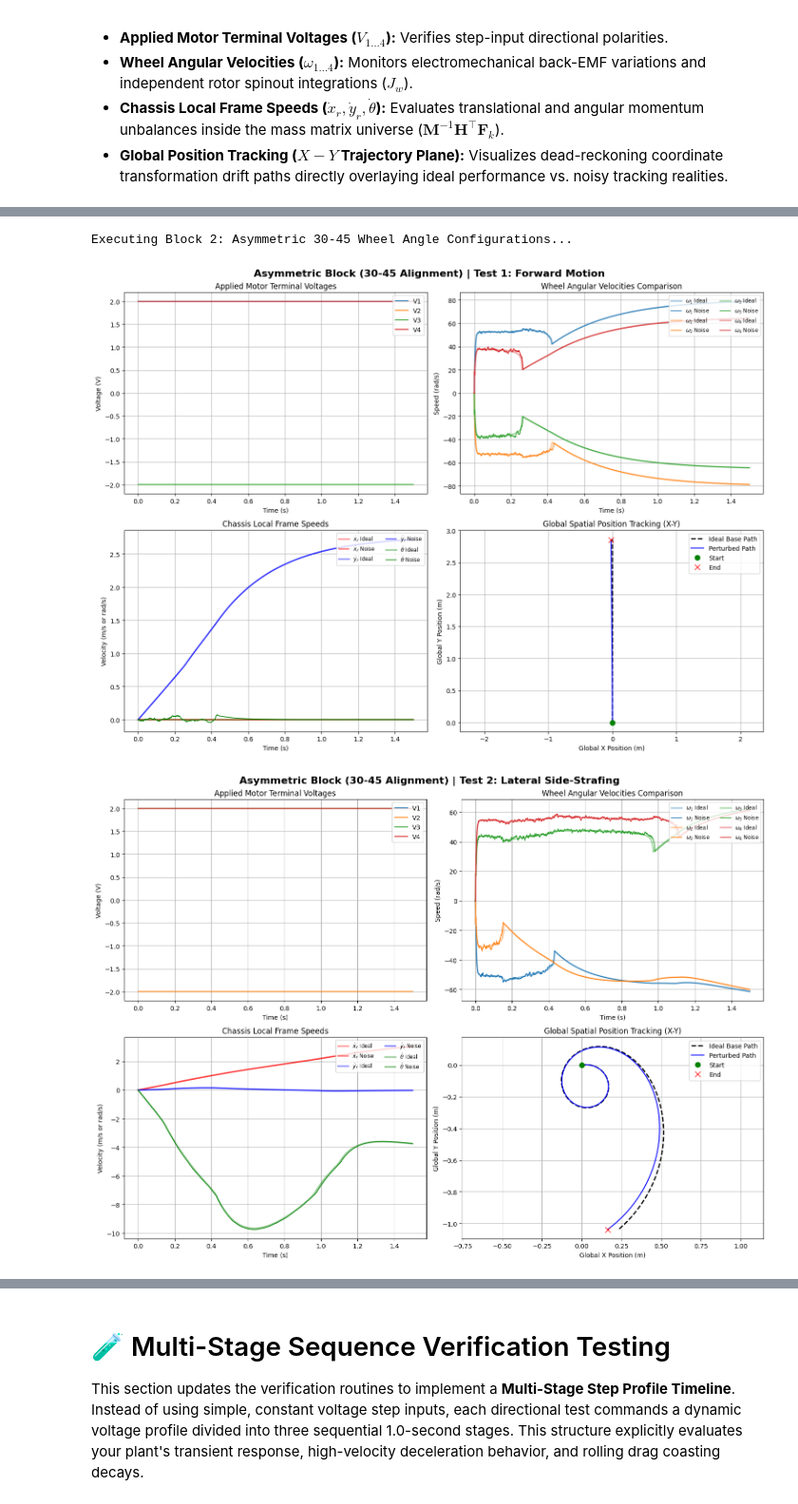
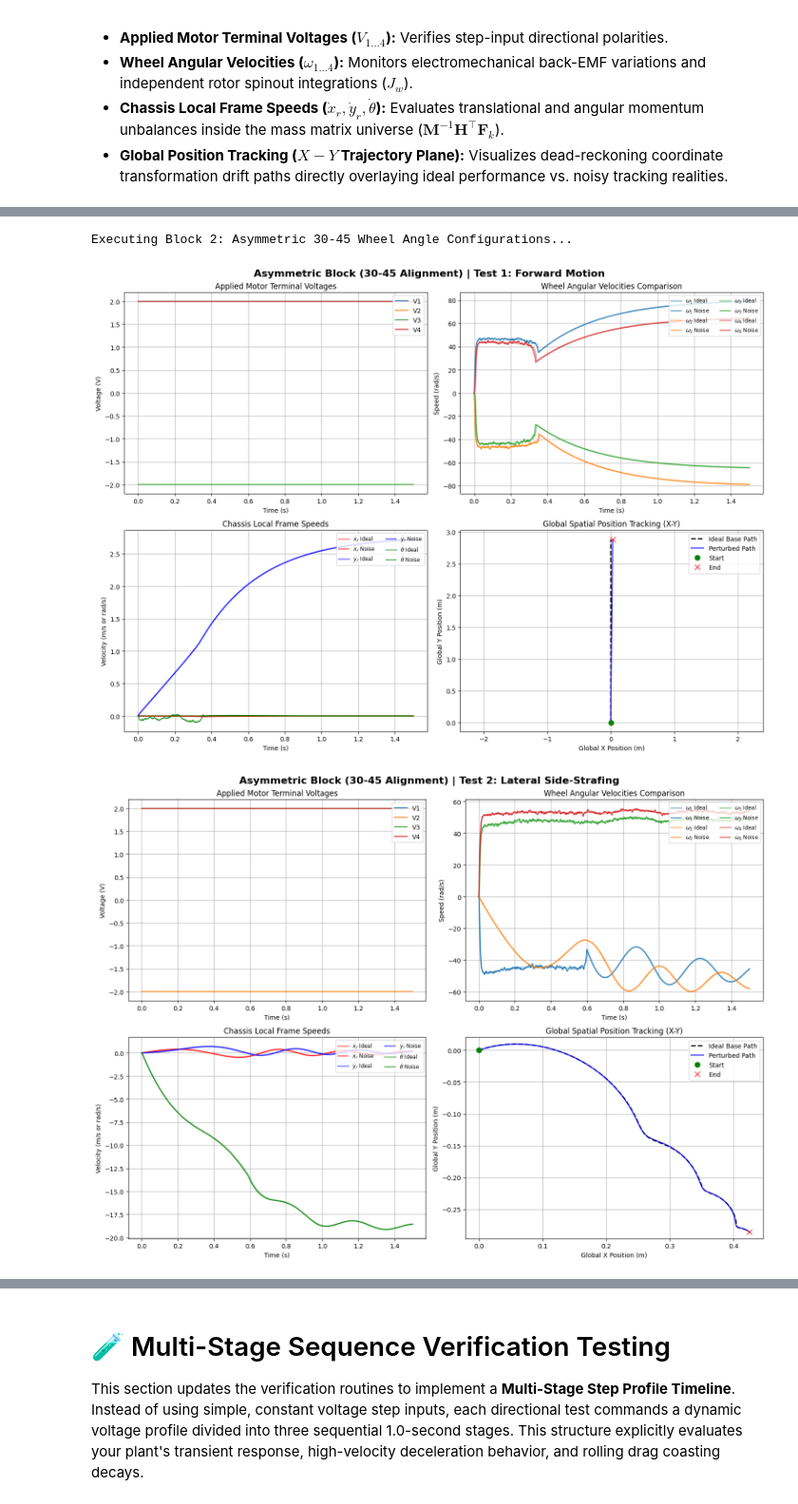
Before and after one commit to HenryR-B/elec_571_MPC_project, a Jupyter notebook: RobotSimulationOpenLoopModel_HenryConstants.ipynb, the cells around one changed output, grey strips where cells are left out. Shown at 95% size. Saved outputs shown, nothing was run; the diff lists cells and outputs as text; code cells hidden in the pictures.

Commit message:
changes to the base model file

```diff
--- a/RobotSimulationOpenLoopModel_HenryConstants.ipynb
+++ b/RobotSimulationOpenLoopModel_HenryConstants.ipynb
@@ -756,6 +803,30 @@ Running the cell executes the plant compilation and prints a comprehensive **Phy
 
 import numpy as np
 import robot_constants as rc   # Henry's robot constants
+
+# Mechanical design. The model measures the chassis motion about the centre of mass (CoG), which sits cog_y
+# forward of the base centre: H's yaw levers and the load split are taken from the CoG, and the mass matrix is
+# diagonal, so Jzz is the yaw inertia ABOUT THE CoG (no parallel-axis term; that term is only needed when the
+# motion is measured about another point, together with the coupled mass matrix).
+#   'built':  our robot from CAD: CoG 10.2 mm forward of the base centre (COG_Y_MM; the 0.6 mm sideways offset
+#             COG_X_MM is ignored), yaw inertia about the CoG (IZZ_COG_KG_MM2), CoG height COG_Z_MM.
+#   'proper': a better-proportioned design with the same mass, wheels and motors: CoG at the robot's centre
+#             (cog_y = 0), so all four yaw levers are equal (Rb); the same CAD yaw inertia about the CoG;
+#             CoG height at Dana's proportion, h = 0.33 x wheelbase (Dana: 0.08 / (0.20 * (sin 30 + sin 45));
+#             ours is 0.64), about half our height. With the 30/45 layout the static loads stay unequal
+#             (front 7.75 N, rear 5.48 N); putting the CoG over the wheel centroid would equalise them but make the
+#             yaw levers unequal (83.6 vs 73.7 mm).
+MECHANICAL_DESIGN = 'proper'    # 'built' or 'proper'
+_y_front = rc.WHEEL_ROBOT_DIST * np.sin(np.radians(rc.WHEEL_ALPHA_DEG[0]))           # front axle ahead of the base centre
+_y_rear = rc.WHEEL_ROBOT_DIST * np.sin(np.radians(360.0 - rc.WHEEL_ALPHA_DEG[3]))    # rear axle behind the base centre
+_wheelbase = _y_front + _y_rear
+_DESIGNS = {
+    'built':  {'Jzz': rc.IZZ_COG_KG_MM2 * 1e-6, 'h': rc.COG_Z_MM * 1e-3, 'cog_y': rc.COG_Y_MM * 1e-3},
+    'proper': {'Jzz': rc.IZZ_COG_KG_MM2 * 1e-6,
+               'h': 0.08 / (0.20 * (np.sin(np.radians(30.0)) + np.sin(np.radians(45.0)))) * _wheelbase,
+               'cog_y': 0.0},
+}
+_design = _DESIGNS[MECHANICAL_DESIGN]
 
 # 1. Define the simulation parameters dictionary
 simulation_parameters = {
@@ -764,9 +835,10 @@ simulation_parameters = {
 
     # Robot Mechanical Properties
     'Mr': rc.ROBOT_MASS,                 # Total mass of the robot chassis (kg)
-    'Jzz': rc.ROBOT_INERTIA,             # Chassis rotational inertia around Z-axis (kg*m^2)
+    'Jzz': _design['Jzz'],               # Chassis rotational inertia around Z-axis (kg*m^2), from MECHANICAL_DESIGN
     'Rb': rc.WHEEL_ROBOT_DIST,           # Structural chassis base radius (meters)
-    'h': rc.COG_Z_MM * 1e-3,             # Height of the Center of Mass above ground (meters)
+    'h': _design['h'],                   # Height of the Center of Mass above ground (meters), from MECHANICAL_DESIGN
+    'cog_y': _design['cog_y'],           # Center of Mass position forward of the base centre (meters), from MECHANICAL_DESIGN
 
     # Omni-Wheel Geometry
     'r': rc.WHEEL_RADIUS,                # Operating radius of individual omni-wheels (meters)
@@ -779,6 +851,16 @@ simulation_parameters = {
     'Lm': rc.MOTOR_INDUCTANCE,           # Armature winding inductance (Henries)
     'Kt': rc.MOTOR_KT,                   # Torque constant (Nm/A)
     'Kb': rc.MOTOR_KT,                   # Back-EMF constant (V/(rad/s)) = Kt in SI units
+
+    # Simovr Motor Driver: current loop (firmware values, see robot_constants.py)
+    'I_bw': rc.CURRENT_BANDWIDTH,        # Current-loop bandwidth, firmware default (used as rad/s in the gains)
+    'Iq_limit': rc.MOTOR_CURRENT_LIMIT,  # Current command limit per motor: the Simovr's 20 A Iq as DC-equivalent current, 17.3 A
+    'V_bus': rc.MAX_MOTOR_VOLTAGE,       # Battery (bus) voltage (V)
+    'pwm_limit': rc.PWM_LIMIT,           # Largest applied voltage as a fraction of the bus voltage
+    'pwm_freq': rc.PWM_FREQ_HZ,          # Driver loop rate (Hz)
+    'integrator_decay': rc.INTEGRATOR_DECAY,        # Integrator decay per period while the voltage is limited
+    'current_filter_gain': rc.CURRENT_FILTER_GAIN,  # Current-estimate filter gain per period
+    'anti_windup_width': 0.05,           # Width of the smoothed anti-windup switch (V); numerical, for the solver
 
     # Surface Contact and Friction Parameters
     'Crr': rc.WHEEL_ROLLING_RESISTANCE_COEFF,  # Coefficient of rolling resistance
@@ -813,7 +895,7 @@ print("             🚀 OMNI-WHEEL PHYSICAL PLANT INITIALIZATION REPORT
 print("=======================================================================")
 print(f" TIME INTERRUPT  | Sampling Rate: {1.0/robot_plant.dt:.0f} Hz | dt: {robot_plant.dt} s")
 print("-----------------------------------------------------------------------")
-print(" CHASSIS MECHANICAL PROPERTIES:")
+print(f" CHASSIS MECHANICAL PROPERTIES (MECHANICAL_DESIGN = '{MECHANICAL_DESIGN}'):")
 print(f"  • Total Vehicle Mass (Mr):        {robot_plant.p['Mr']:.3f} kg")
 print(f"  • Center of Mass Height (h):      {robot_plant.p['h']:.3f} m")
 print(f"  • Rotational Inertia (Jzz):       {robot_plant.p['Jzz']:.3f} kg·m²")
@@ -930,7 +1070,7 @@ for m in maneuvers:
             omega_hist.append(state.omega.copy())
             v_local_hist.append(state.v_local.copy())
             pos_global_hist.append(state.pos_global.copy())
-            state, T_load, S_status = robot_plant.step(state, m["V"])
+            state, T_load, S_status = robot_plant.step(state, V_cmd=m["V"])
 
         runs_data[condition] = {
             "V": np.array(v_in_hist), "omega": np.array(omega_hist),
@@ -1004,7 +1144,7 @@ for m in maneuvers:
             omega_hist.append(state.omega.copy())
             v_local_hist.append(state.v_local.copy())
             pos_global_hist.append(state.pos_global.copy())
-            state, T_load, S_status = robot_plant.step(state, m["V"])
+            state, T_load, S_status = robot_plant.step(state, V_cmd=m["V"])
 
         runs_data[condition] = {
             "V": np.array(v_in_hist), "omega": np.array(omega_hist),
@@ -1025,32 +1165,32 @@ for m in maneuvers:
     # Subplot 2: Wheel Speeds (FIXED: Raw string notation used)
     for w in range(4):
         axs[0, 1].plot(t_vec, ideal["omega"][:, w], '-', color=f'C{w}', label=r'$\omega_{' + str(w+1) + r'}$ Ideal', **style_ideal)
         axs[0, 1].plot(t_vec, noisy["omega"][:, w], '-', color=f'C{w}', label=r'$\omega_{' + str(w+1) + r'}$ Noise', **style_noisy)
     axs[0, 1].set_title("Wheel Angular Velocities Comparison"); axs[0, 1].set_xlabel("Time (s)"); axs[0, 1].set_ylabel("Speed (rad/s)"); axs[0, 1].grid(True); axs[0, 1].legend(loc="upper right", ncol=2, fontsize='small')
 
     # Subplot 3: Local Frame Chassis Velocities (FIXED: Line parameters isolated)
     axs[1, 0].plot(t_vec, ideal["v_local"][:, 0], 'r-', label=r'$\dot{x}_r$ Ideal', **style_ideal)
     axs[1, 0].plot(t_vec, noisy["v_local"][:, 0], 'r-', label=r'$\dot{x}_r$ Noise', **style_noisy)
     axs[1, 0].plot(t_vec, ideal["v_local"][:, 1], 'b-', label=r'$\dot{y}_r$ Ideal', **style_ideal)
     axs[1, 0].plot(t_vec, noisy["v_local"][:, 1], 'b-', label=r'$\dot{y}_r$ Noise', **style_noisy)
     axs[1, 0].plot(t_vec, ideal["v_local"][:, 2], 'g-', label=r'$\dot{\theta}$ Ideal', **style_ideal)
     axs[1, 0].plot(t_vec, noisy["v_local"][:, 2], 'g-', label=r'$\dot{\theta}$ Noise', **style_noisy)
     axs[1, 0].set_title("Chassis Local Frame Speeds"); axs[1, 0].set_xlabel("Time (s)"); axs[1, 0].set_ylabel("Velocity (m/s or rad/s)"); axs[1, 0].grid(True); axs[1, 0].legend(loc="upper right", ncol=2, fontsize='small')
 
     # Subplot 4: Global Trajectory Plane
     axs[1, 1].plot(ideal["pos_global"][:, 0], ideal["pos_global"][:, 1], 'k--', lw=2.0, label='Ideal Base Path')
     axs[1, 1].plot(noisy["pos_global"][:, 0], noisy["pos_global"][:, 1], 'b-', lw=1.5, label='Perturbed Path')
     axs[1, 1].plot(noisy["pos_global"][0, 0], noisy["pos_global"][0, 1], 'go', markersize=8, label='Start')
     axs[1, 1].plot(noisy["pos_global"][-1, 0], noisy["pos_global"][-1, 1], 'rx', markersize=8, label='End')
     axs[1, 1].set_title("Global Spatial Position Tracking (X-Y)"); axs[1, 1].set_xlabel("Global X Position (m)"); axs[1, 1].set_ylabel("Global Y Position (m)"); axs[1, 1].set_aspect('equal', 'datalim'); axs[1, 1].grid(True); axs[1, 1].legend(loc="best")
 
     plt.tight_layout()
     plt.show()
 
 # Safely restore baseline parameter noise variables back to configuration dictionary
 simulation_parameters['sigma_V'] = nominal_sigma_V
 simulation_parameters['sigma_mu'] = nominal_sigma_mu
 # %% [output]
 Executing Block 2: Asymmetric 30-45 Wheel Angle Configurations...
-[figure, old version]
+[figure, new version]
-[figure, old version]
+[figure, new version]
```
Also changed, not shown: parts of 12 cells of this notebook, 23 other files.
